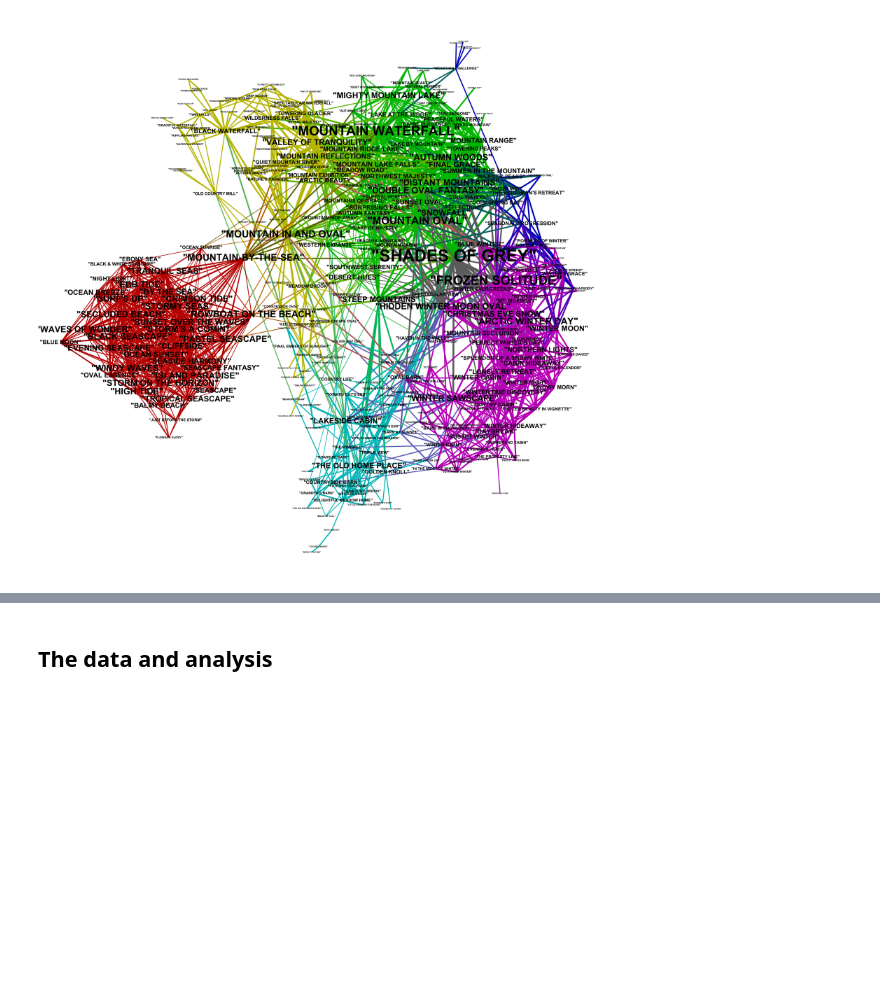
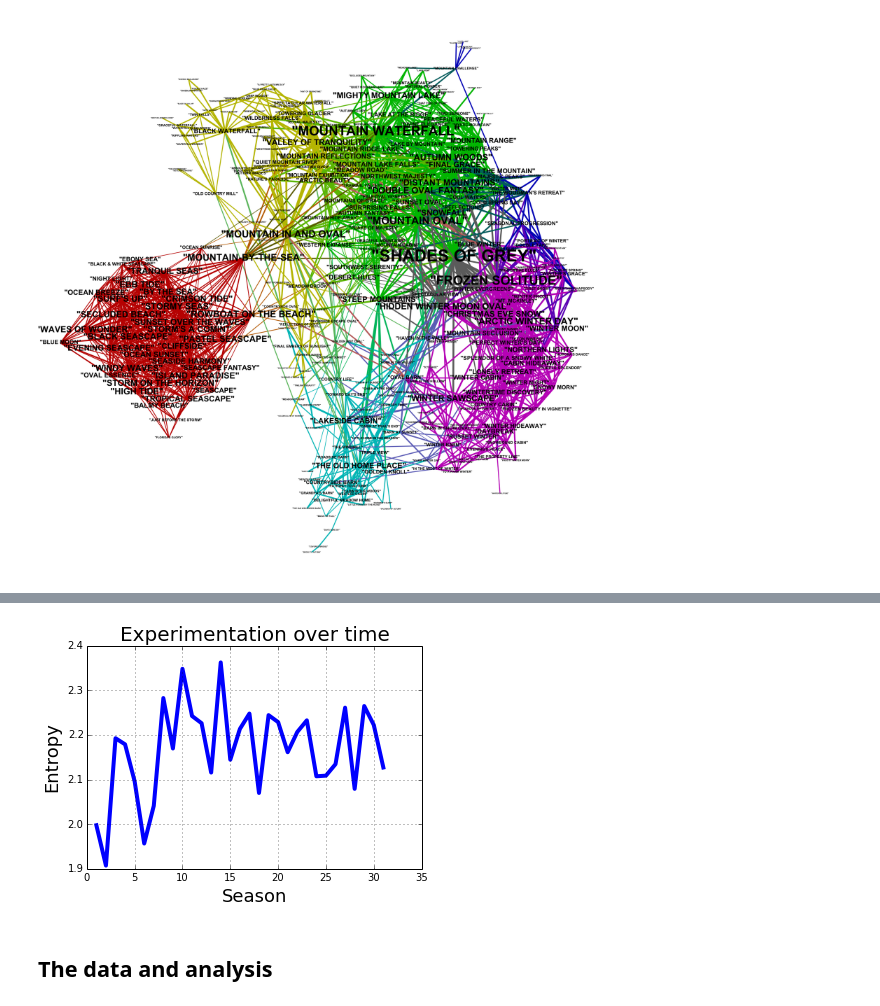
Before and after one commit to brianckeegan/BobRoss, a Jupyter notebook: Bob Ross.ipynb, the cells around one changed output, grey strips where cells are left out. Saved outputs shown, nothing was run; the diff lists cells and outputs as text; code cells hidden in the pictures; blank space fills up the shorter version.

```diff
--- a/Bob Ross.ipynb
+++ b/Bob Ross.ipynb
@@ -31,3 +35,7 @@ Image(filename='titles.png')
+# %%
+Image(filename='entropy.png')
+# %% [output]
+[figure, added]
 # %% [markdown]
 ## The data and analysis
 # %%
```
Also changed, not shown: parts of 15 cells of this notebook, 1 other file.
